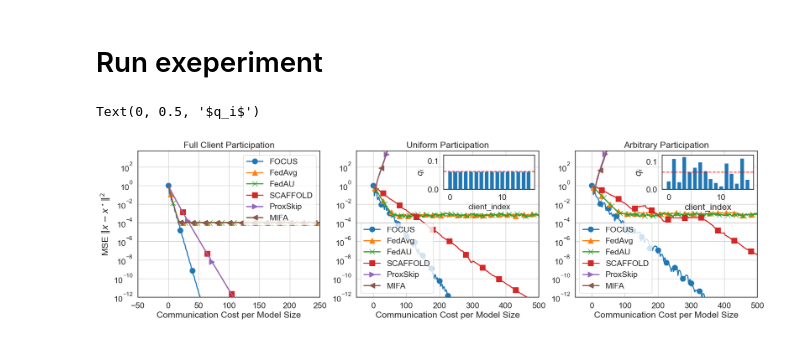
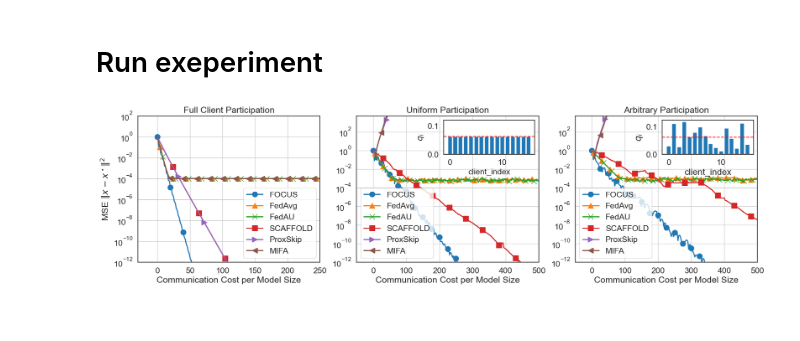
Before and after one commit to BichengYing/FedASL, a Jupyter notebook: figures/focus.ipynb, the cells around one changed output. Drawn from its saved outputs; the diff is of its cells as text; code cells hidden in the pictures.

```diff
--- a/figures/focus.ipynb
+++ b/figures/focus.ipynb
@@ -375,13 +375,15 @@ def arb_participate_method(clients, prob):
 def full_sampling_method(clients):
     return clients
 # %%
-mse_dict2 = {}
+mse_full_dict = {}
 for alg in ALG_MAP:
-    mse_dict2[alg] = run_exp(alg, K=3, sampling_method=full_sampling_method, eta=0.0006, iters=500)
+    mse_full_dict[alg] = run_exp(
+        alg, K=3, sampling_method=full_sampling_method, eta=0.0006, iters=500
+    )
 
-mse_dict3 = {}
+mse_uniform_dict = {}
 for alg in ALG_MAP:
-    mse_dict3[alg] = run_exp(
+    mse_uniform_dict[alg] = run_exp(
         alg,
         K=3,
         sampling_method=functools.partial(uniform_sampling_method, size=4),
@@ -389,12 +391,12 @@ for alg in ALG_MAP:
         iters=500,
     )
 
-mse_dict4 = {}
+mse_arb_dict = {}
 np.random.seed(5)
 prob = np.random.rand(len(As)) + 0.01
 prob /= sum(prob)
 for alg in ALG_MAP:
-    mse_dict4[alg] = run_exp(
+    mse_arb_dict[alg] = run_exp(
         alg,
         K=3,
         sampling_method=functools.partial(arb_sampling_method, size=4, prob=prob),
@@ -418,7 +420,7 @@ fig = plt.figure(figsize=(21, 5))
 ax1, ax2, ax3 = fig.subplots(1, 3)
 markers = "o^xs><"
 # Plot 1
-for i, (name, mse) in enumerate(mse_dict2.items()):
+for i, (name, mse) in enumerate(mse_full_dict.items()):
     factor = 2 if name in ("Scaffold", "ProxSkip") else 1
     ax1.semilogy(
         np.arange(len(mse)) * factor,
@@ -429,16 +431,16 @@ for i, (name, mse) in enumerate(mse_dict2.items()):
         markersize=10,
         linewidth=2,
     )
-ax1.legend(loc=1)
-ax1.set_xlim(-50, 250)
-ax1.set_ylim(1e-12, 5e3)
+ax1.legend(loc=4)
+ax1.set_xlim(-30, 250)
+ax1.set_ylim(1e-12, 1e2)
 ax1.grid(True)
 ax1.set_title("Full Client Participation")
 ax1.set_xlabel("Communication Cost per Model Size")
 ax1.set_ylabel("MSE $\|x-x^\star\|^2$")
 
 # Plot 2
-for i, (name, mse) in enumerate(mse_dict3.items()):
+for i, (name, mse) in enumerate(mse_uniform_dict.items()):
     factor = 2 if name in ("Scaffold", "ProxSkip") else 1
     ax2.semilogy(
         np.arange(len(mse)) * factor,
@@ -470,35 +472,36 @@ ins.set_xlabel("client_index", fontsize=15)
 ins.set_ylabel("$q_i$", fontsize=15)
 
 # Plot 3
-for i, (name, mse) in enumerate(mse_dict4.items()):
+for i, (name, mse) in enumerate(mse_arb_dict.items()):
     factor = 2 if name in ("Scaffold", "ProxSkip") else 1
     ax3.semilogy(
         np.arange(len(mse)) * factor,
         mse,
         label=map_name(name),
         marker=markers[i],
         markevery=(i * 5, 25),
         markersize=10,
         linewidth=2,
     )
 ax3.legend(loc=3)
 ax3.set_xlim(-50, 500)
 ax3.set_ylim(1e-12, 5e3)
 ax3.grid(True)
 ax3.set_title("Arbitrary Participation")
 ax3.set_xlabel("Communication Cost per Model Size")
 # ax3.set_ylabel("MSE $\|x-x^\star\|^2$")
 ins = inset_axes(
     ax3,
     width="50%",  # width = 30% of parent_bbox
     height=0.9,  # height : 1 inch
     loc=1,
 )
 
 ins.bar(np.arange(len(prob)), prob)
 ins.axhline(y=1 / len(prob), color="red", linestyle="--")
 ins.set_xlabel("client_index")
 ins.set_ylabel("$q_i$")
+
+plt.savefig("FOCUS-Comparison.pdf", dpi=300, bbox_inches="tight")
 # %% [output]
-Text(0, 0.5, '$q_i$')
-[figure, old version]
+[figure, new version]
```
Also changed, not shown: 1 other file.
